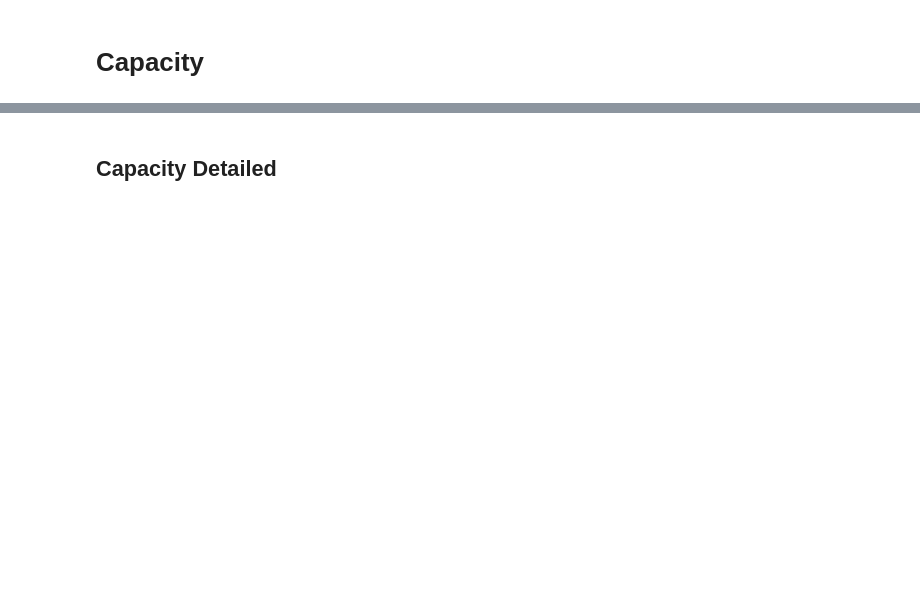
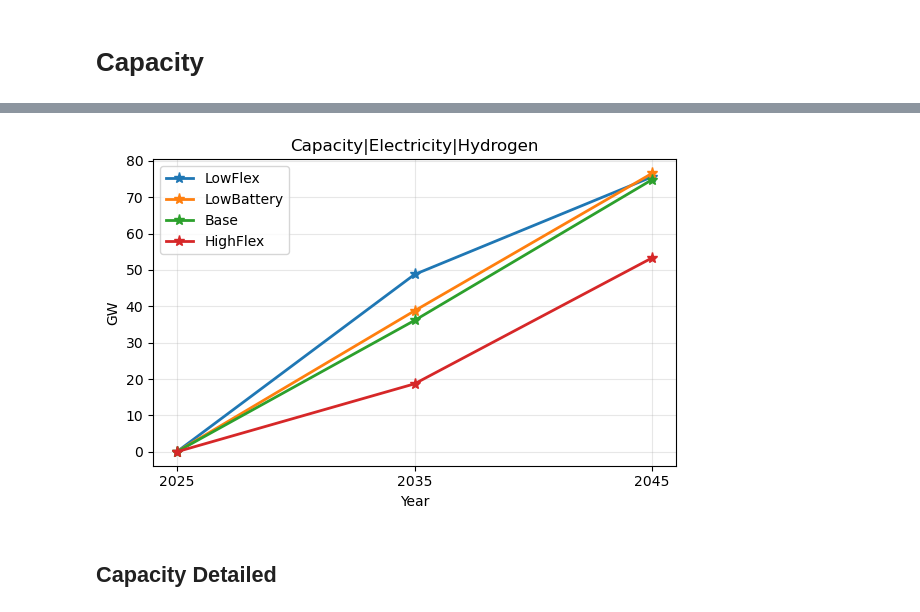
Before and after one commit to JulianGeis/pypsa-de-flex, a Jupyter notebook: flex_notebooks/scenario_comparison.ipynb, the cells around one changed output, grey strips where cells are left out. Saved outputs shown, nothing was run; the diff lists cells and outputs as text; code cells hidden in the pictures; blank space fills up the shorter version.

```diff
--- a/flex_notebooks/scenario_comparison.ipynb
+++ b/flex_notebooks/scenario_comparison.ipynb
@@ -119,6 +1022,8 @@ plot_variable("Capacity|Electricity", results, scenarios)
 # %%
 # plot_variable("Capacity|Electricity|Gas", results, scenarios)
-plot_variable("Capacity|Electricity|Hydrogen", results, scenarios)
+plot_variable("Capacity|Electricity|Hydrogen", variables, scenarios)
+# %% [output]
+[figure, added]
 # %% [markdown]
 ## Capacity Detailed
 # %%
```
Also changed, not shown: parts of 44 cells of this notebook, 7 other files.
